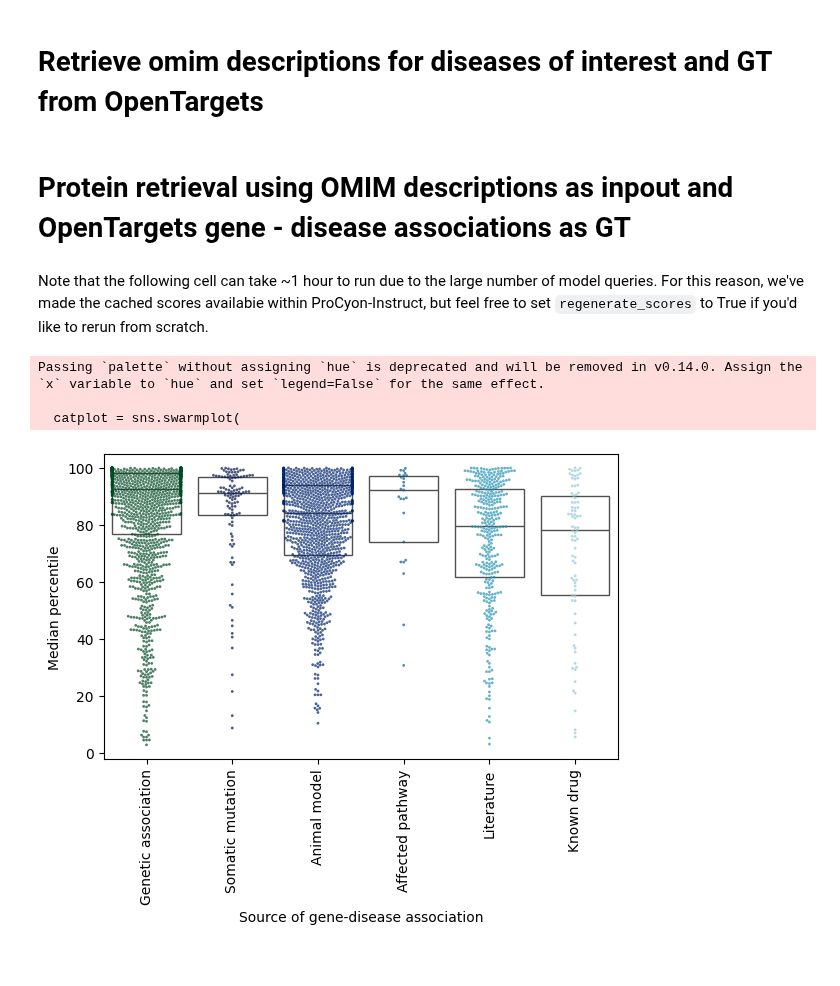
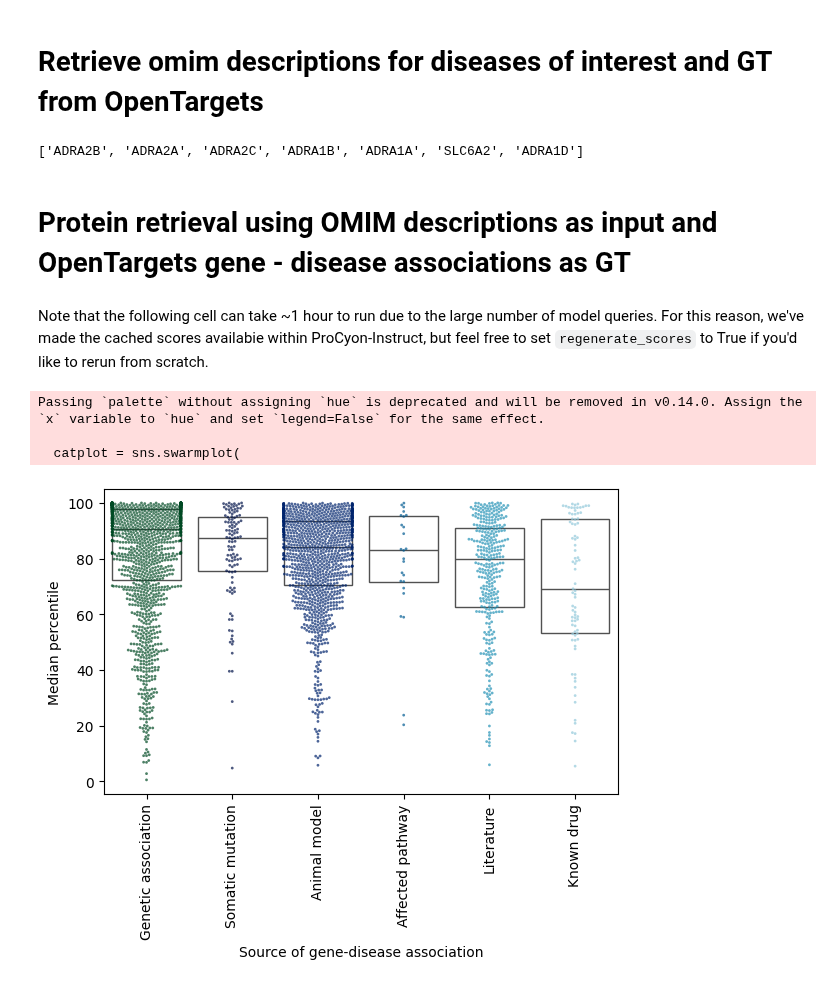
Before and after one commit to mims-harvard/ProCyon, a Jupyter notebook: examples/paper_analyses/protein_retrieval_multiple_sources.ipynb, the cells around one changed output. Saved outputs shown, nothing was run; the diff lists cells and outputs as text; code cells hidden in the pictures.

```diff
--- a/examples/paper_analyses/protein_retrieval_multiple_sources.ipynb
+++ b/examples/paper_analyses/protein_retrieval_multiple_sources.ipynb
@@ -30,7 +36,7 @@ from procyon.model.model_unified import UnifiedProCyon
 # Load pre-trained model
 # %%
 # Replace with the path where you downloaded a pre-trained ProCyon model (e.g. ProCyon-Full)
-checkpoint_path = "~/storage/Lab/PLM/huggingface_repos/ProCyon-Full"
+checkpoint_path = "~/storage/Lab/PLM/huggingface_repos/ProCyon-Split"
 CKPT_NAME = os.path.expanduser(checkpoint_path)
 # %%
 data_args = torch.load(os.path.join(CKPT_NAME, "data_args.pt"))
@@ -84,7 +91,6 @@ UnifiedProCyon(
 # %%
 # Load saved embeddings for this model
 all_protein_embeddings, all_protein_ids = torch.load(os.path.join(CKPT_NAME, "protein_target_embeddings.pkl"))
-all_protein_embeddings = all_protein_embeddings.float()
 print(all_protein_embeddings.shape)
 # %% [output]
 torch.Size([18174, 2560])
@@ -107,14 +113,17 @@ with open(os.path.join(
     "gt_dict_thresh_multiple_types_flex_thresholds.pkl",
 ), 'rb') as f:
     gt_dict = pickle.load(f)
+# %%
+gt_dict["OpenTargets"]["known_drug"]["EFO_0000239"]
+# %% [output]
+['ADRA2B', 'ADRA2A', 'ADRA2C', 'ADRA1B', 'ADRA1A', 'SLC6A2', 'ADRA1D']
 # %% [markdown]
-# Protein retrieval using OMIM descriptions as inpout and OpenTargets gene - disease associations as GT
+# Protein retrieval using OMIM descriptions as input and OpenTargets gene - disease associations as GT
 # %% [markdown]
 Note that the following cell can take ~1 hour to run due to the large number of model queries. For this reason, we've made the cached scores availabie within ProCyon-Instruct, but feel free to set `regenerate_scores` to True if you'd like to rerun from scratch.
 # %%
-regenerate_scores = True
+regenerate_scores = False
 
-ran = 0
 if regenerate_scores:
     types = list(gt_dict["OpenTargets"].keys())
 
@@ -131,9 +140,6 @@ if regenerate_scores:
 
         if len(found_types) == 0:
             continue
-        ran += 1
-        if ran == 100:
-            break
 
         input_desc = descr[descr.efo == efo_subset].omim_def_curated.item()
         input_simple = create_input_retrieval(
@@ -169,26 +175,28 @@ if regenerate_scores:
                 )
             )
 
-    df_external = pd.DataFrame.from_dict(scores_external)
+    df_external = (
+        pd.DataFrame.from_dict(scores_external)
+        .rename_axis(index="efo")
+        .reset_index()
+    )
     (
         df_external
-        .rename_axis(index="efo")
-        .reset_index()
         .to_csv(os.path.join(
             data_path,
             "validation_gt_different_sources.csv",
         ), index=False)
     )
+else:
+    df_external = pd.read_csv(
+        os.path.join(
+            data_path,
+            "validation_gt_different_sources.csv",
+        )
+    )
 # %%
-df = pd.read_csv(
-    os.path.join(
-        data_path,
-        "validation_gt_different_sources.csv",
-    )
-)
-
 df = (
-    pd.melt(df, id_vars="efo", var_name="type")
+    pd.melt(df_external, id_vars="efo", var_name="type")
     .loc[lambda x: ~x.value.isna()]
     .assign(
         type=lambda x: x.type.map({
@@ -219,32 +227,31 @@ catplot = sns.swarmplot(
     size=2,
     alpha=0.7,
 )
 _ = catplot.set_xticklabels(
     labels=[
         "Genetic association",
         "Somatic mutation",
         "Animal model",
         "Affected pathway",
         "Literature",
         "Known drug",
     ],
     rotation=90,
 )
 catplot = sns.boxplot(
     x="type",
     y="value",
     data=df,
     showcaps=False,
     boxprops={"facecolor": "None"},
     showfliers=False,
     whiskerprops={"linewidth": 0},
 )
 plt.ylabel("Median percentile")
 plt.xlabel("Source of gene-disease association")
 plt.tight_layout()
-#plt.savefig("external.png", dpi=300, bbox_inches="tight")
 # %% [output]
 Passing `palette` without assigning `hue` is deprecated and will be removed in v0.14.0. Assign the `x` variable to `hue` and set `legend=False` for the same effect.
 
   catplot = sns.swarmplot(
-[figure, old version]
+[figure, new version]
```
Also changed, not shown: parts of 3 cells of this notebook, 4 other files.
